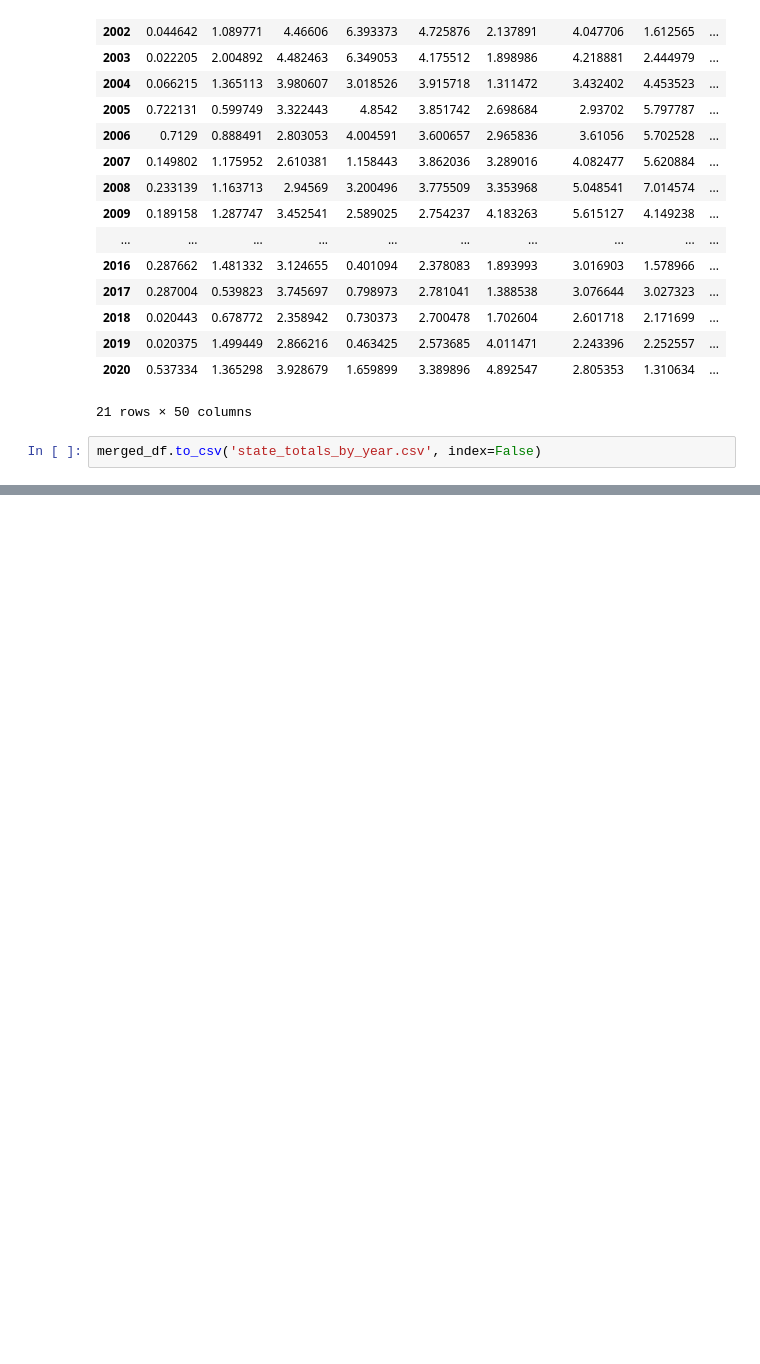
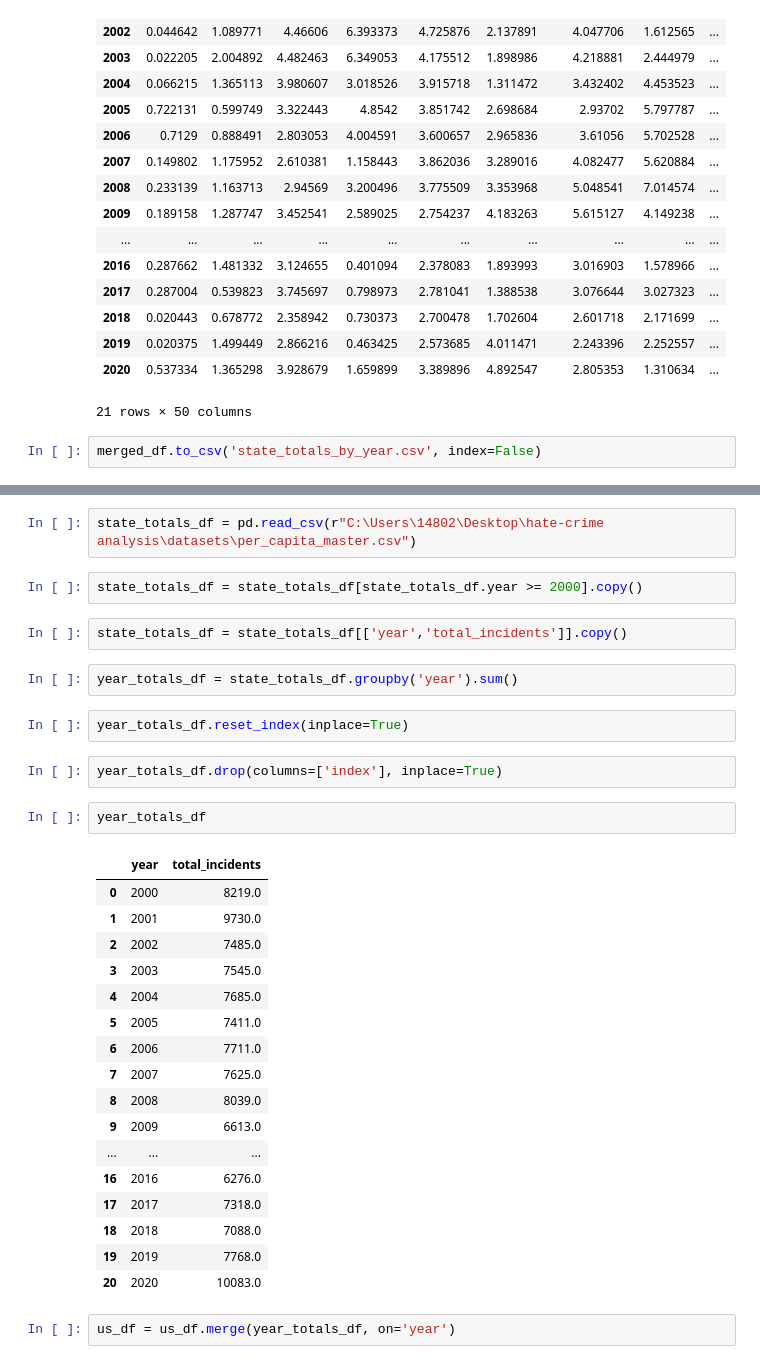
Before and after one commit to scdone/us_hate_crime_analysis_1991-2020, a Jupyter notebook: working_notebooks/EDA/pc_states_columns_df.ipynb, the cells around one changed output, grey strips where cells are left out. Cells and saved outputs as stored; diff of their text form; blank space fills up the shorter version.

```diff
--- a/working_notebooks/EDA/pc_states_columns_df.ipynb
+++ b/working_notebooks/EDA/pc_states_columns_df.ipynb
@@ -194,0 +223,34 @@ merged_df.to_csv('state_totals_by_year.csv', index=False)
+# %%
+state_totals_df = pd.read_csv(r"C:\Users\14802\Desktop\hate-crime analysis\datasets\per_capita_master.csv")
+# %%
+state_totals_df = state_totals_df[state_totals_df.year >= 2000].copy()
+# %%
+state_totals_df = state_totals_df[['year','total_incidents']].copy()
+# %%
+year_totals_df = state_totals_df.groupby('year').sum()
+# %%
+year_totals_df.reset_index(inplace=True)
+# %%
+year_totals_df.drop(columns=['index'], inplace=True)
+# %%
+year_totals_df
+# %% [output]
+|  | year | total_incidents |
+| 0 | 2000 | 8219.0 |
+| 1 | 2001 | 9730.0 |
+| 2 | 2002 | 7485.0 |
+| 3 | 2003 | 7545.0 |
+| 4 | 2004 | 7685.0 |
+| 5 | 2005 | 7411.0 |
+| 6 | 2006 | 7711.0 |
+| 7 | 2007 | 7625.0 |
+| 8 | 2008 | 8039.0 |
+| 9 | 2009 | 6613.0 |
+| ... | ... | ... |
+| 16 | 2016 | 6276.0 |
+| 17 | 2017 | 7318.0 |
+| 18 | 2018 | 7088.0 |
+| 19 | 2019 | 7768.0 |
+| 20 | 2020 | 10083.0 |
+# %%
+us_df = us_df.merge(year_totals_df, on='year')
```
Also changed, not shown: parts of 13 cells of this notebook, 3 other files.
